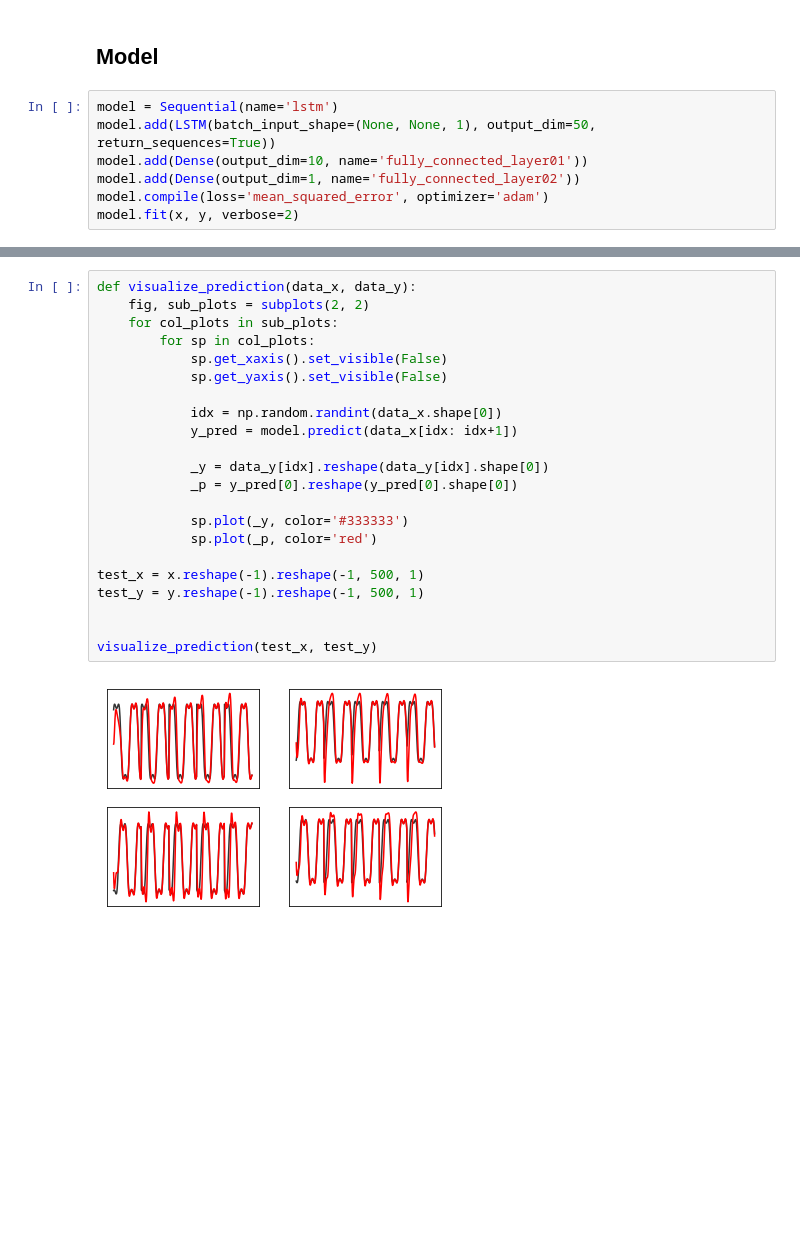
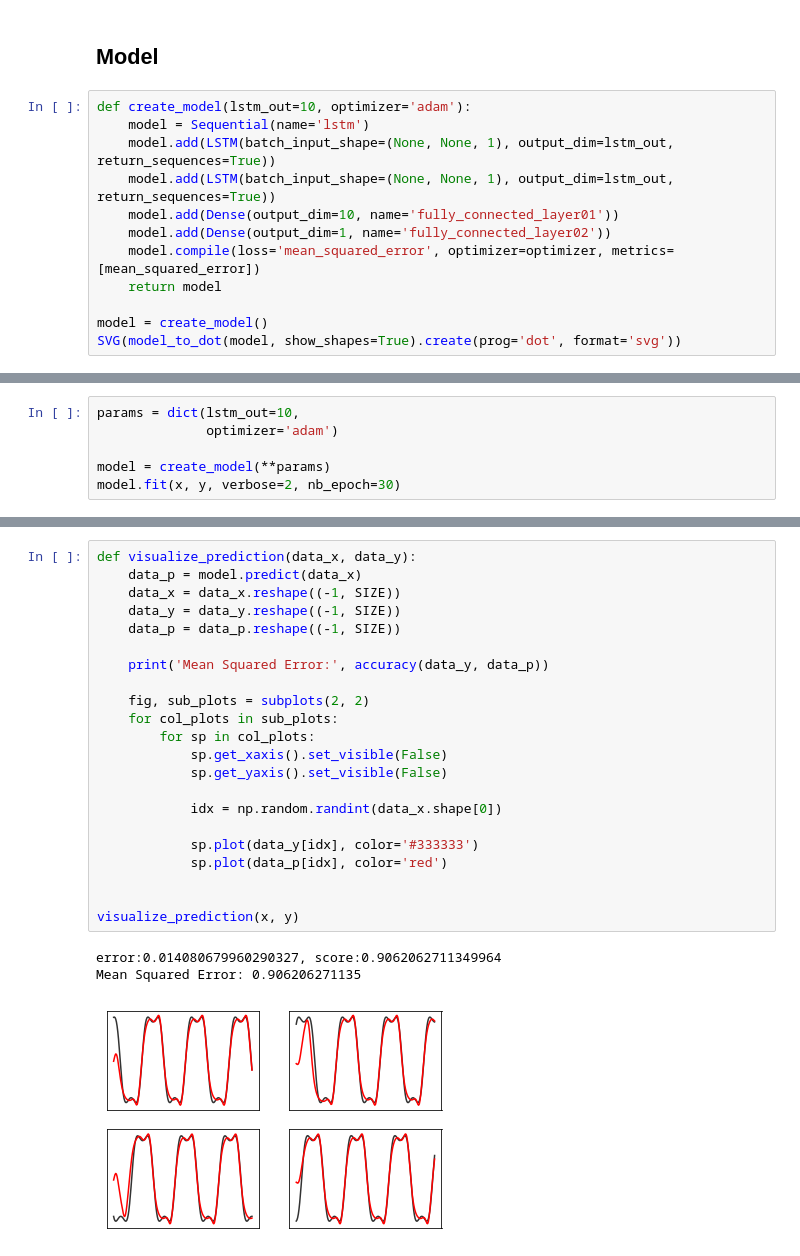
Before and after one commit to AndersonJo/machine-learning, a Jupyter notebook: 02 Artificial Intelligence Tutorial/402 [RNN] Predicting Sin Cos/01 [Keras] Predicting Sin Cos.ipynb, the cells around one changed output, grey strips where cells are left out. Cells and saved outputs as stored; diff of their text form; blank space fills up the shorter version.

Commit message:
Add multi LSTM for predicting sin cos values with GridSearch

```diff
--- a/02 Artificial Intelligence Tutorial/402 [RNN] Predicting Sin Cos/01 [Keras] Predicting Sin Cos.ipynb
+++ b/02 Artificial Intelligence Tutorial/402 [RNN] Predicting Sin Cos/01 [Keras] Predicting Sin Cos.ipynb
@@ -83,10 +98,15 @@ visualize(x, y)
 # %% [markdown]
 ## Model
 # %%
-model = Sequential(name='lstm')
-model.add(LSTM(batch_input_shape=(None, None, 1), output_dim=50, return_sequences=True))
-model.add(Dense(output_dim=10, name='fully_connected_layer01'))
-model.add(Dense(output_dim=1, name='fully_connected_layer02'))
-model.compile(loss='mean_squared_error', optimizer='adam')
-model.fit(x, y, verbose=2)
+def create_model(lstm_out=10, optimizer='adam'):
+    model = Sequential(name='lstm')
+    model.add(LSTM(batch_input_shape=(None, None, 1), output_dim=lstm_out, return_sequences=True))
+    model.add(LSTM(batch_input_shape=(None, None, 1), output_dim=lstm_out, return_sequences=True))
+    model.add(Dense(output_dim=10, name='fully_connected_layer01'))
+    model.add(Dense(output_dim=1, name='fully_connected_layer02'))
+    model.compile(loss='mean_squared_error', optimizer=optimizer, metrics=[mean_squared_error])
+    return model
+
+model = create_model()
+SVG(model_to_dot(model, show_shapes=True).create(prog='dot', format='svg'))
 # %% [output]
@@ -113,0 +172,6 @@ Epoch 10/10
+# %%
+params = dict(lstm_out=10,
+              optimizer='adam')
+
+model = create_model(**params)
+model.fit(x, y, verbose=2, nb_epoch=30)
@@ -114,24 +197,26 @@ Epoch 10/10
 # %%
 def visualize_prediction(data_x, data_y):
+    data_p = model.predict(data_x)
+    data_x = data_x.reshape((-1, SIZE))
+    data_y = data_y.reshape((-1, SIZE))
+    data_p = data_p.reshape((-1, SIZE))
+
+    print('Mean Squared Error:', accuracy(data_y, data_p))
+
     fig, sub_plots = subplots(2, 2)
     for col_plots in sub_plots:
         for sp in col_plots:
             sp.get_xaxis().set_visible(False)
             sp.get_yaxis().set_visible(False)
 
             idx = np.random.randint(data_x.shape[0])
-            y_pred = model.predict(data_x[idx: idx+1])
 
-            _y = data_y[idx].reshape(data_y[idx].shape[0])
-            _p = y_pred[0].reshape(y_pred[0].shape[0])
-
-            sp.plot(_y, color='#333333')
-            sp.plot(_p, color='red')
-
-test_x = x.reshape(-1).reshape(-1, 500, 1)
-test_y = y.reshape(-1).reshape(-1, 500, 1)
+            sp.plot(data_y[idx], color='#333333')
+            sp.plot(data_p[idx], color='red')
 
 
-visualize_prediction(test_x, test_y)
+visualize_prediction(x, y)
 # %% [output]
+error:0.014080679960290327, score:0.9062062711349964
+Mean Squared Error: 0.906206271135
-[figure, old version]
+[figure, new version]
```
Also changed, not shown: parts of 9 cells of this notebook, 1 other file.
